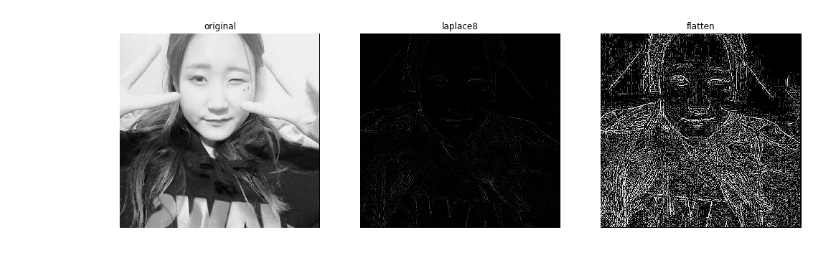
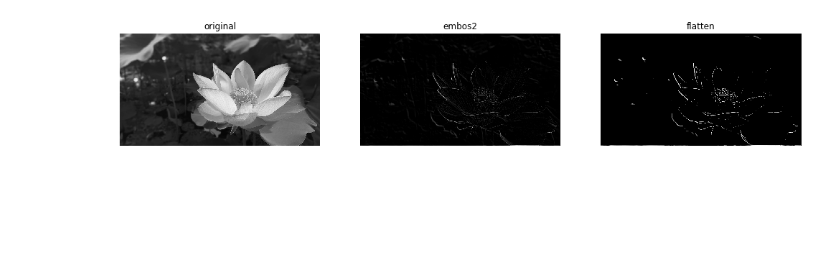
Before and after one commit to maestrojeong/image_process, a Jupyter notebook: mask.ipynb, the cells around one changed output. Drawn from its saved outputs; the diff is of its cells as text; code cells hidden in the pictures; blank space fills up the shorter version.

```diff
--- a/mask.ipynb
+++ b/mask.ipynb
@@ -9,24 +10,26 @@ from ops import rgb2gray
 # %%
-image = plt.imread('./bird.png')
+image = plt.imread('./flower.png')
 gray_image = rgb2gray(image, option = 0)
 # %%
-mask_type = 'laplace8'
+mask_type = 'embos2'
 mask = get_mask(mask_type)
 conv_image = conv(gray_image, mask)
-flat_image = flatten_img(conv_image)
+nconv_image = conv_image/np.max(conv_image)
+contrast_nconv_image = contrast(nconv_image, 3)
+flat_image = flatten_img(contrast_nconv_image)
 fig = plt.figure(figsize=(17,17))
 ax1 = fig.add_subplot(1, 3, 1)
 ax2 = fig.add_subplot(1, 3, 2)
 ax3 = fig.add_subplot(1, 3, 3)
 ax1.imshow(gray_image, cmap = 'gray')
 ax1.set_title('original')
 ax1.set_axis_off()
 ax2.imshow(conv_image, cmap = 'gray')
 ax2.set_title(mask_type)
 ax2.set_axis_off()
 ax3.imshow(flat_image, cmap = 'gray')
 ax3.set_title('flatten')
 ax3.set_axis_off()
 plt.show()
 # %% [output]
-[figure, old version]
+[figure, new version]
```
Also changed, not shown: parts of 1 cell of this notebook, 5 other files.
